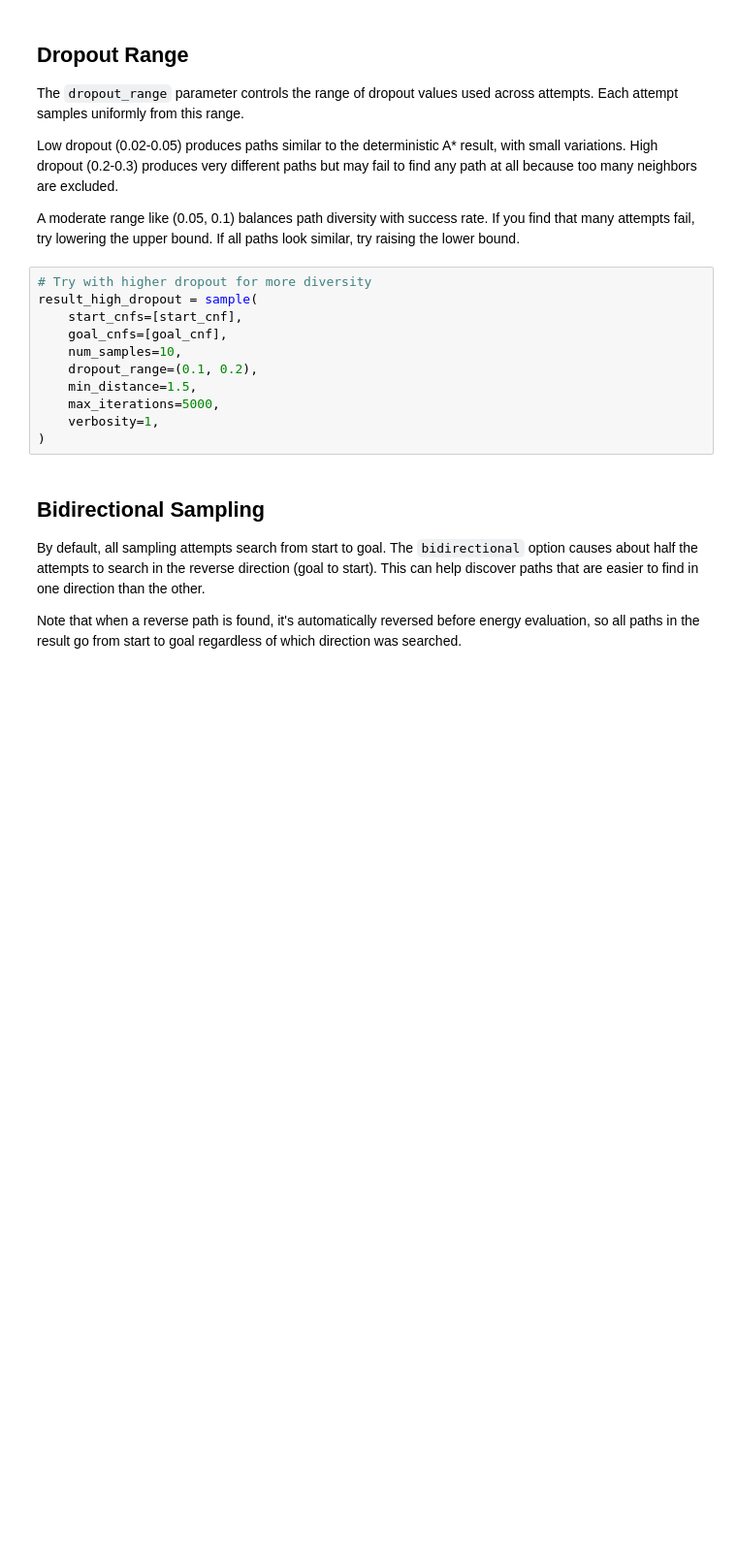
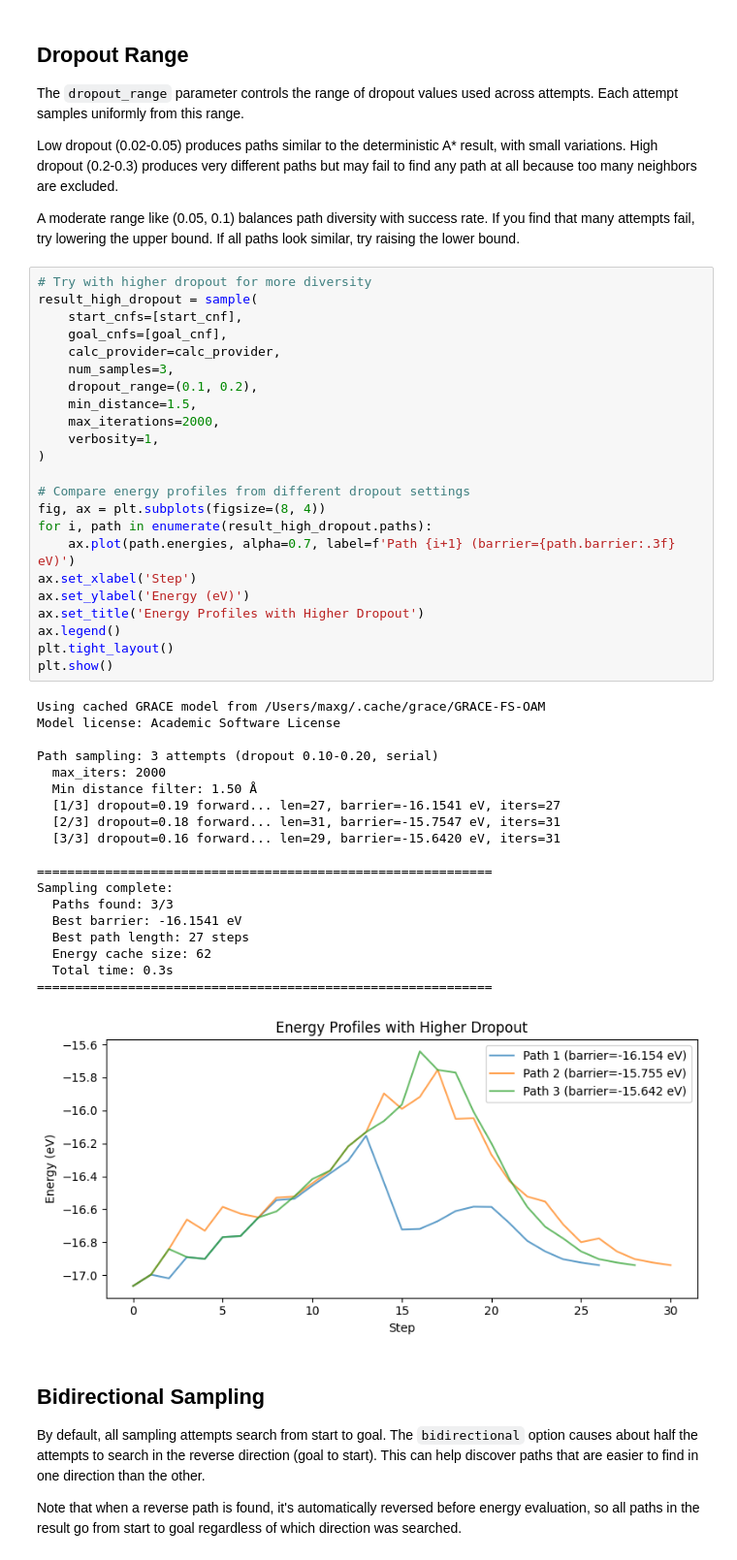
Before and after one commit to mcgalcode/crystal-normal-form, a Jupyter notebook: docs/sample.ipynb, the cells around one changed output. Shown at 97% size. Cells and saved outputs as stored; diff of their text form; blank space fills up the shorter version.

```diff
--- a/docs/sample.ipynb
+++ b/docs/sample.ipynb
@@ -118,14 +183,46 @@ A moderate range like (0.05, 0.1) balances path diversity with success rate. If
 # %%
 # Try with higher dropout for more diversity
 result_high_dropout = sample(
     start_cnfs=[start_cnf],
     goal_cnfs=[goal_cnf],
-    num_samples=10,
+    calc_provider=calc_provider,
+    num_samples=3,
     dropout_range=(0.1, 0.2),
     min_distance=1.5,
-    max_iterations=5000,
+    max_iterations=2000,
     verbosity=1,
 )
+
+# Compare energy profiles from different dropout settings
+fig, ax = plt.subplots(figsize=(8, 4))
+for i, path in enumerate(result_high_dropout.paths):
+    ax.plot(path.energies, alpha=0.7, label=f'Path {i+1} (barrier={path.barrier:.3f} eV)')
+ax.set_xlabel('Step')
+ax.set_ylabel('Energy (eV)')
+ax.set_title('Energy Profiles with Higher Dropout')
+ax.legend()
+plt.tight_layout()
+plt.show()
+# %% [output]
+Using cached GRACE model from /Users/maxg/.cache/grace/GRACE-FS-OAM
+Model license: Academic Software License
+
+Path sampling: 3 attempts (dropout 0.10-0.20, serial)
+  max_iters: 2000
+  Min distance filter: 1.50 Å
+  [1/3] dropout=0.19 forward... len=27, barrier=-16.1541 eV, iters=27
+  [2/3] dropout=0.18 forward... len=31, barrier=-15.7547 eV, iters=31
+  [3/3] dropout=0.16 forward... len=29, barrier=-15.6420 eV, iters=31
+
+============================================================
+Sampling complete:
+  Paths found: 3/3
+  Best barrier: -16.1541 eV
+  Best path length: 27 steps
+  Energy cache size: 62
+  Total time: 0.3s
+============================================================
+[figure, added]
 # %% [markdown]
 ## Bidirectional Sampling
 
```
Also changed, not shown: parts of 12 cells of this notebook, 3 other files.
